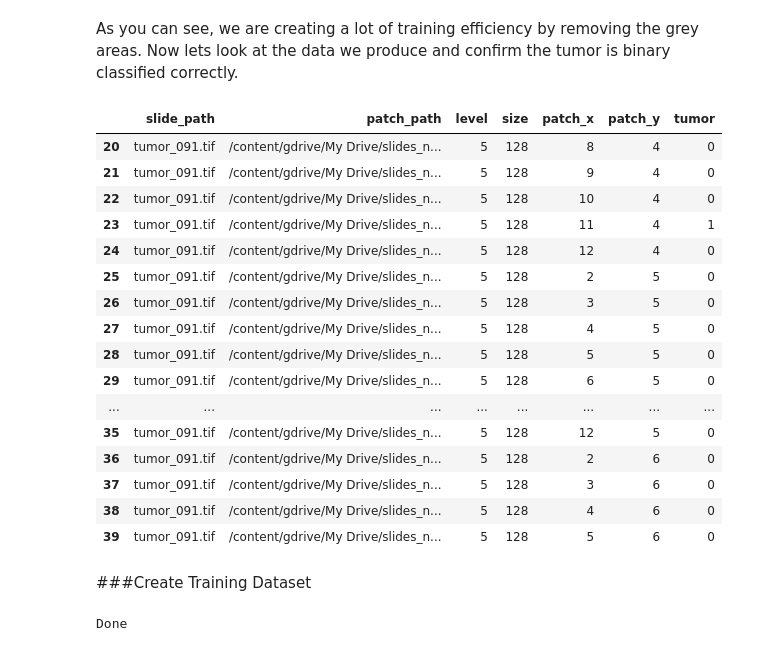
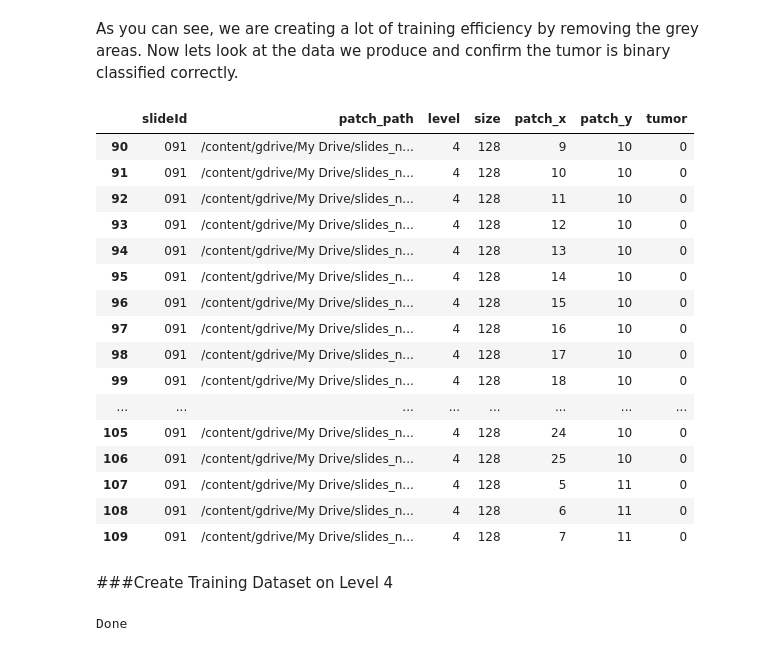
Before and after one commit to muftaye/deep_cancer_imaging, a Jupyter notebook: final_project.ipynb, the cells around one changed output. Saved outputs shown, nothing was run; the diff lists cells and outputs as text; code cells hidden in the pictures.

```diff
--- a/final_project.ipynb
+++ b/final_project.ipynb
@@ -327,7 +327,7 @@ def get_good_patches(slide, tumor_mask, slideId,
   return data
 # %%
 #test out the slide with 5% tissue
-level=5
+level=4
 size=128 #128 by 128 grid
 
 trial_data = get_good_patches(slide, tumor_mask, slideId='091', slide_path=slide_path, level=level, size=size, percent=5, plot=True)
@@ -351,28 +350,28 @@ As you can see, we are creating a lot of training efficiency by removing the gre
 # %%
 import pandas as pd
 
 trial_df = pd.DataFrame(trial_data)
-trial_df.iloc[20:40]
+trial_df.iloc[90:110]
 # %% [output]
-|  | slide_path | patch_path | level | size | patch_x | patch_y | tumor |
-| 20 | tumor_091.tif | /content/gdrive/My Drive/slides_n... | 5 | 128 | 8 | 4 | 0 |
-| 21 | tumor_091.tif | /content/gdrive/My Drive/slides_n... | 5 | 128 | 9 | 4 | 0 |
-| 22 | tumor_091.tif | /content/gdrive/My Drive/slides_n... | 5 | 128 | 10 | 4 | 0 |
-| 23 | tumor_091.tif | /content/gdrive/My Drive/slides_n... | 5 | 128 | 11 | 4 | 1 |
-| 24 | tumor_091.tif | /content/gdrive/My Drive/slides_n... | 5 | 128 | 12 | 4 | 0 |
-| 25 | tumor_091.tif | /content/gdrive/My Drive/slides_n... | 5 | 128 | 2 | 5 | 0 |
-| 26 | tumor_091.tif | /content/gdrive/My Drive/slides_n... | 5 | 128 | 3 | 5 | 0 |
-| 27 | tumor_091.tif | /content/gdrive/My Drive/slides_n... | 5 | 128 | 4 | 5 | 0 |
-| 28 | tumor_091.tif | /content/gdrive/My Drive/slides_n... | 5 | 128 | 5 | 5 | 0 |
-| 29 | tumor_091.tif | /content/gdrive/My Drive/slides_n... | 5 | 128 | 6 | 5 | 0 |
+|  | slideId | patch_path | level | size | patch_x | patch_y | tumor |
+| 90 | 091 | /content/gdrive/My Drive/slides_n... | 4 | 128 | 9 | 10 | 0 |
+| 91 | 091 | /content/gdrive/My Drive/slides_n... | 4 | 128 | 10 | 10 | 0 |
+| 92 | 091 | /content/gdrive/My Drive/slides_n... | 4 | 128 | 11 | 10 | 0 |
+| 93 | 091 | /content/gdrive/My Drive/slides_n... | 4 | 128 | 12 | 10 | 0 |
+| 94 | 091 | /content/gdrive/My Drive/slides_n... | 4 | 128 | 13 | 10 | 0 |
+| 95 | 091 | /content/gdrive/My Drive/slides_n... | 4 | 128 | 14 | 10 | 0 |
+| 96 | 091 | /content/gdrive/My Drive/slides_n... | 4 | 128 | 15 | 10 | 0 |
+| 97 | 091 | /content/gdrive/My Drive/slides_n... | 4 | 128 | 16 | 10 | 0 |
+| 98 | 091 | /content/gdrive/My Drive/slides_n... | 4 | 128 | 17 | 10 | 0 |
+| 99 | 091 | /content/gdrive/My Drive/slides_n... | 4 | 128 | 18 | 10 | 0 |
 | ... | ... | ... | ... | ... | ... | ... | ... |
-| 35 | tumor_091.tif | /content/gdrive/My Drive/slides_n... | 5 | 128 | 12 | 5 | 0 |
-| 36 | tumor_091.tif | /content/gdrive/My Drive/slides_n... | 5 | 128 | 2 | 6 | 0 |
-| 37 | tumor_091.tif | /content/gdrive/My Drive/slides_n... | 5 | 128 | 3 | 6 | 0 |
-| 38 | tumor_091.tif | /content/gdrive/My Drive/slides_n... | 5 | 128 | 4 | 6 | 0 |
-| 39 | tumor_091.tif | /content/gdrive/My Drive/slides_n... | 5 | 128 | 5 | 6 | 0 |
+| 105 | 091 | /content/gdrive/My Drive/slides_n... | 4 | 128 | 24 | 10 | 0 |
+| 106 | 091 | /content/gdrive/My Drive/slides_n... | 4 | 128 | 25 | 10 | 0 |
+| 107 | 091 | /content/gdrive/My Drive/slides_n... | 4 | 128 | 5 | 11 | 0 |
+| 108 | 091 | /content/gdrive/My Drive/slides_n... | 4 | 128 | 6 | 11 | 0 |
+| 109 | 091 | /content/gdrive/My Drive/slides_n... | 4 | 128 | 7 | 11 | 0 |
 # %% [markdown]
-###Create Training Dataset
+###Create Training Dataset on Level 4
 # %%
 #create master data [slide_path, level, patch_x, patch_y, tumor]
 master_patches = []
```
Also changed, not shown: parts of 7 cells of this notebook.
